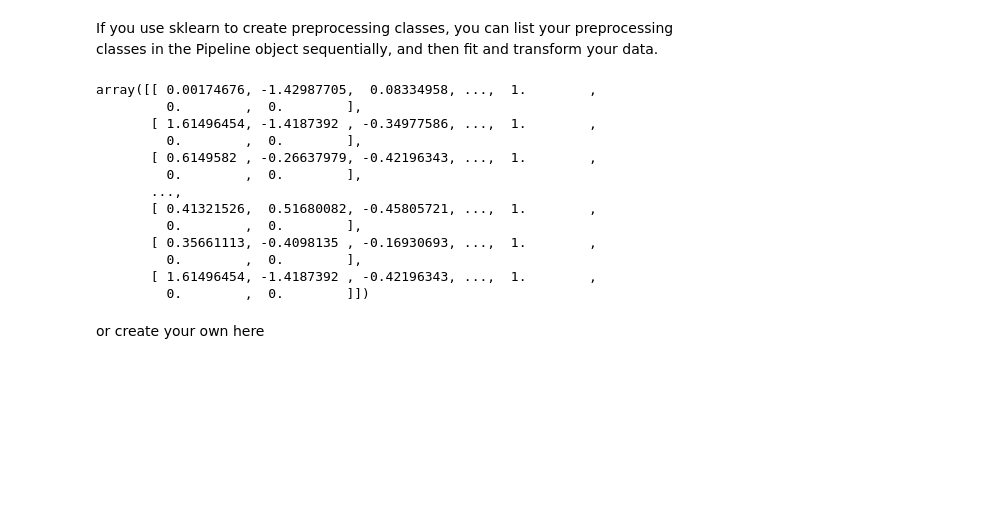
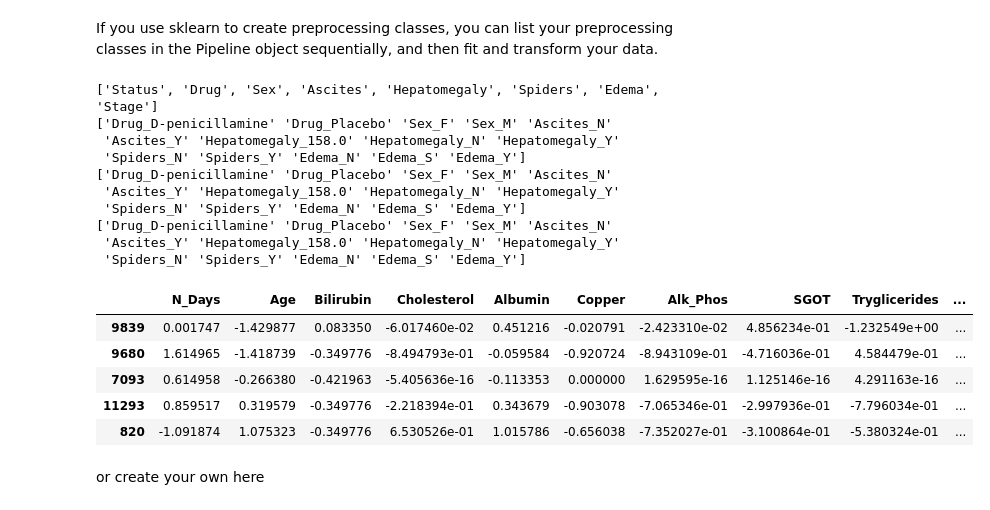
Before and after one commit to shafiqIrv/praktikumAI1, a Jupyter notebook: notebook_rafly.ipynb, the cells around one changed output. Saved outputs shown, nothing was run; the diff lists cells and outputs as text; code cells hidden in the pictures; blank space fills up the shorter version.

```diff
--- a/notebook_rafly.ipynb
+++ b/notebook_rafly.ipynb
@@ -354,0 +373,9 @@ Preprcessing completed...
+# %%
+class FeatureScaler(BaseEstimator, TransformerMixin):
+    def fit(self, X: pd.DataFrame, y=None):
+        self.numerical_cols = X.select_dtypes(include=['number']).columns.tolist()
+        self.sc = StandardScaler().fit(X[self.numerical_cols])
+        return self
+    def transform(self, X: pd.DataFrame):
+        X[self.numerical_cols] = self.sc.transform(X[self.numerical_cols])
+        return X
@@ -361,37 +411,39 @@ If you use sklearn to create preprocessing classes, you can list your preprocess
 # %%
 # from sklearn.pipeline import Pipeline
 
 # # Note: You can add or delete preprocessing components from this pipeline
 
-# pipe = Pipeline([("imputer", FeatureImputer()),
-#                  ("featurecreator", FeatureCreator()),
-#                  ("scaler", FeatureScaler()),
-#                  ("encoder", FeatureEncoder())])
+pipe = Pipeline([("imputer", FeatureImputer()),
+                #  ("featurecreator", FeatureCreator()),
+                 ("scaler", FeatureScaler()),
+                 ("encoder", FeatureEncoder())
+                 ])
 
-# train_set = pipe.fit_transform(train_set)
-# val_set = pipe.transform(val_set)
+train_set_clean = train_set.drop(columns=['Status','id'])
+val_set_clean = val_set.drop(columns=['Status','id'])
+df_test_clean = df_test.drop(columns=['id'])
 
-preprocessor = ColumnTransformer([
-    ('num', numerical_transformer, numerical_features),
-    ('cat', categorical_transformer, categorical_features)
-])
+pipe.fit(train_set_clean)
+train_set_transform = pipe.transform(train_set_clean)
+val_set_transform = pipe.transform(val_set_clean)
+test_data_transform = pipe.transform(df_test_clean)
 
-# Fit and transform preprocessing pipeline on training data
-X_train_preprocessed = preprocessor.fit_transform(X_train)
-X_test_preprocessed = preprocessor.transform(X_test)
-
-X_train_preprocessed
+# train_set_clean.head()
+train_set_transform.head()
 # %% [output]
-array([[ 0.00174676, -1.42987705,  0.08334958, ...,  1.        ,
-         0.        ,  0.        ],
-       [ 1.61496454, -1.4187392 , -0.34977586, ...,  1.        ,
-         0.        ,  0.        ],
-       [ 0.6149582 , -0.26637979, -0.42196343, ...,  1.        ,
-         0.        ,  0.        ],
-       ...,
-       [ 0.41321526,  0.51680082, -0.45805721, ...,  1.        ,
-         0.        ,  0.        ],
-       [ 0.35661113, -0.4098135 , -0.16930693, ...,  1.        ,
-         0.        ,  0.        ],
-       [ 1.61496454, -1.4187392 , -0.42196343, ...,  1.        ,
-         0.        ,  0.        ]])
+['Status', 'Drug', 'Sex', 'Ascites', 'Hepatomegaly', 'Spiders', 'Edema', 'Stage']
+['Drug_D-penicillamine' 'Drug_Placebo' 'Sex_F' 'Sex_M' 'Ascites_N'
+ 'Ascites_Y' 'Hepatomegaly_158.0' 'Hepatomegaly_N' 'Hepatomegaly_Y'
+ 'Spiders_N' 'Spiders_Y' 'Edema_N' 'Edema_S' 'Edema_Y']
+['Drug_D-penicillamine' 'Drug_Placebo' 'Sex_F' 'Sex_M' 'Ascites_N'
+ 'Ascites_Y' 'Hepatomegaly_158.0' 'Hepatomegaly_N' 'Hepatomegaly_Y'
+ 'Spiders_N' 'Spiders_Y' 'Edema_N' 'Edema_S' 'Edema_Y']
+['Drug_D-penicillamine' 'Drug_Placebo' 'Sex_F' 'Sex_M' 'Ascites_N'
+ 'Ascites_Y' 'Hepatomegaly_158.0' 'Hepatomegaly_N' 'Hepatomegaly_Y'
+ 'Spiders_N' 'Spiders_Y' 'Edema_N' 'Edema_S' 'Edema_Y']
+|  | N_Days | Age | Bilirubin | Cholesterol | Albumin | Copper | Alk_Phos | SGOT | Tryglicerides | ... |
+| 9839 | 0.001747 | -1.429877 | 0.083350 | -6.017460e-02 | 0.451216 | -0.020791 | -2.423310e-02 | 4.856234e-01 | -1.232549e+00 | ... |
+| 9680 | 1.614965 | -1.418739 | -0.349776 | -8.494793e-01 | -0.059584 | -0.920724 | -8.943109e-01 | -4.716036e-01 | 4.584479e-01 | ... |
+| 7093 | 0.614958 | -0.266380 | -0.421963 | -5.405636e-16 | -0.113353 | 0.000000 | 1.629595e-16 | 1.125146e-16 | 4.291163e-16 | ... |
+| 11293 | 0.859517 | 0.319579 | -0.349776 | -2.218394e-01 | 0.343679 | -0.903078 | -7.065346e-01 | -2.997936e-01 | -7.796034e-01 | ... |
+| 820 | -1.091874 | 1.075323 | -0.349776 | 6.530526e-01 | 1.015786 | -0.656038 | -7.352027e-01 | -3.100864e-01 | -5.380324e-01 | ... |
```
Also changed, not shown: parts of 19 cells of this notebook, 3 other files.
